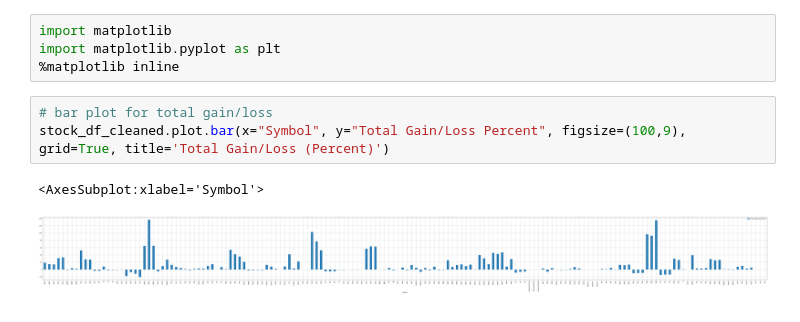
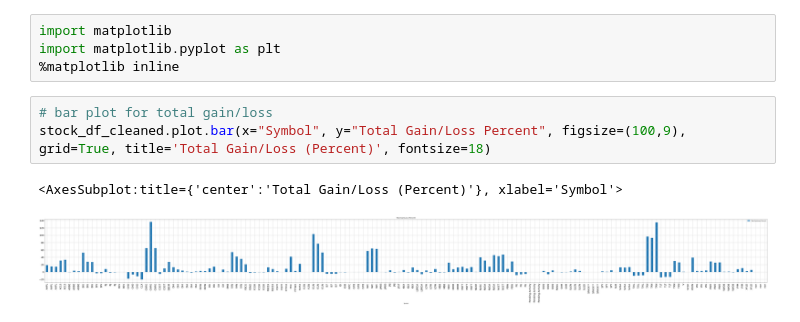
Before and after one commit to jmacdonald2010/fidelity-portfolio-review, a Jupyter notebook: fidelity_portfolio_review.ipynb, the cells around one changed output. Drawn from its saved outputs; the diff is of its cells as text.

Commit message:
03/12/2021 22:37 | visualizations cleaned up, need to figure out bokeh

```diff
--- a/fidelity_portfolio_review.ipynb
+++ b/fidelity_portfolio_review.ipynb
@@ -594,7 +594,7 @@ import matplotlib.pyplot as plt
 %matplotlib inline
 # %%
 # bar plot for total gain/loss
-stock_df_cleaned.plot.bar(x="Symbol", y="Total Gain/Loss Percent", figsize=(100,9), grid=True, title='Total Gain/Loss (Percent)')
+stock_df_cleaned.plot.bar(x="Symbol", y="Total Gain/Loss Percent", figsize=(100,9), grid=True, title='Total Gain/Loss (Percent)', fontsize=18)
 # %% [output]
-<AxesSubplot:xlabel='Symbol'>
+<AxesSubplot:title={'center':'Total Gain/Loss (Percent)'}, xlabel='Symbol'>
-[figure, old version]
+[figure, new version]
```
Also changed, not shown: parts of 12 cells of this notebook, 1 other file.
